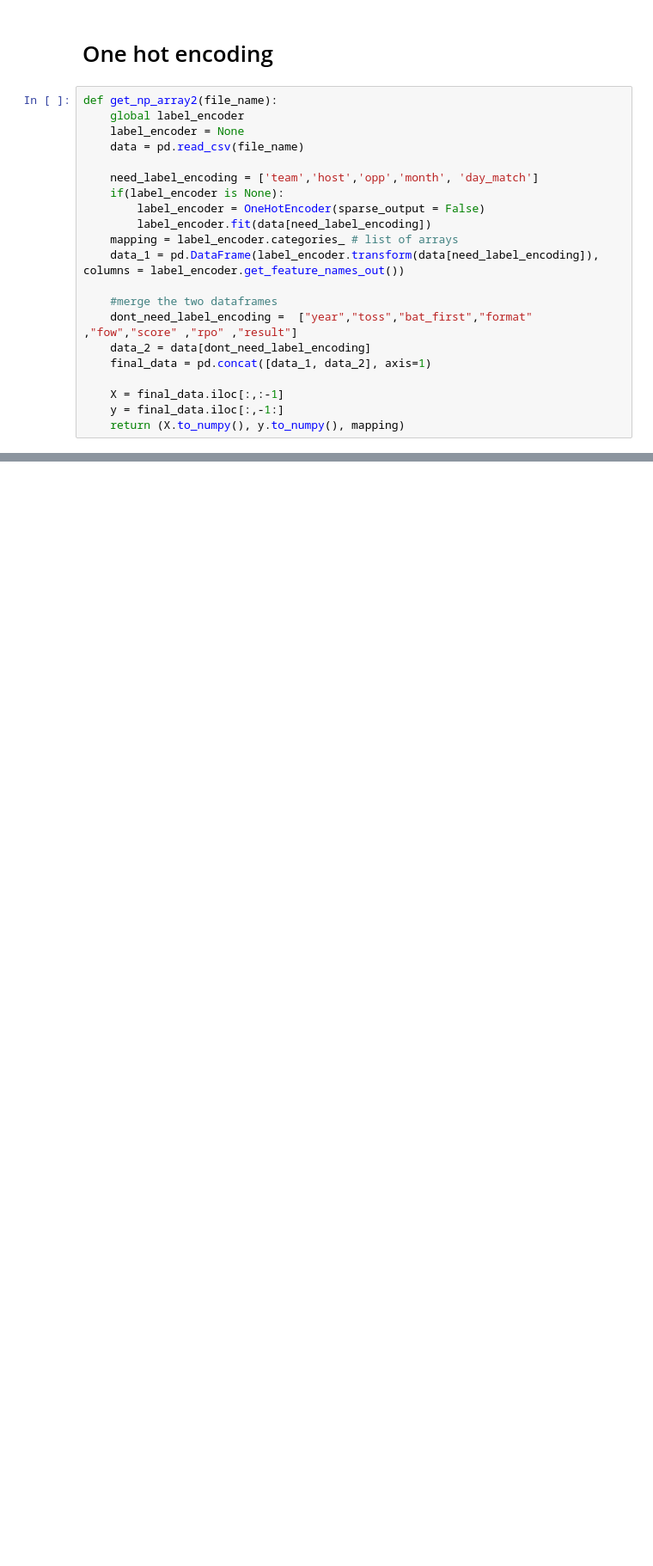
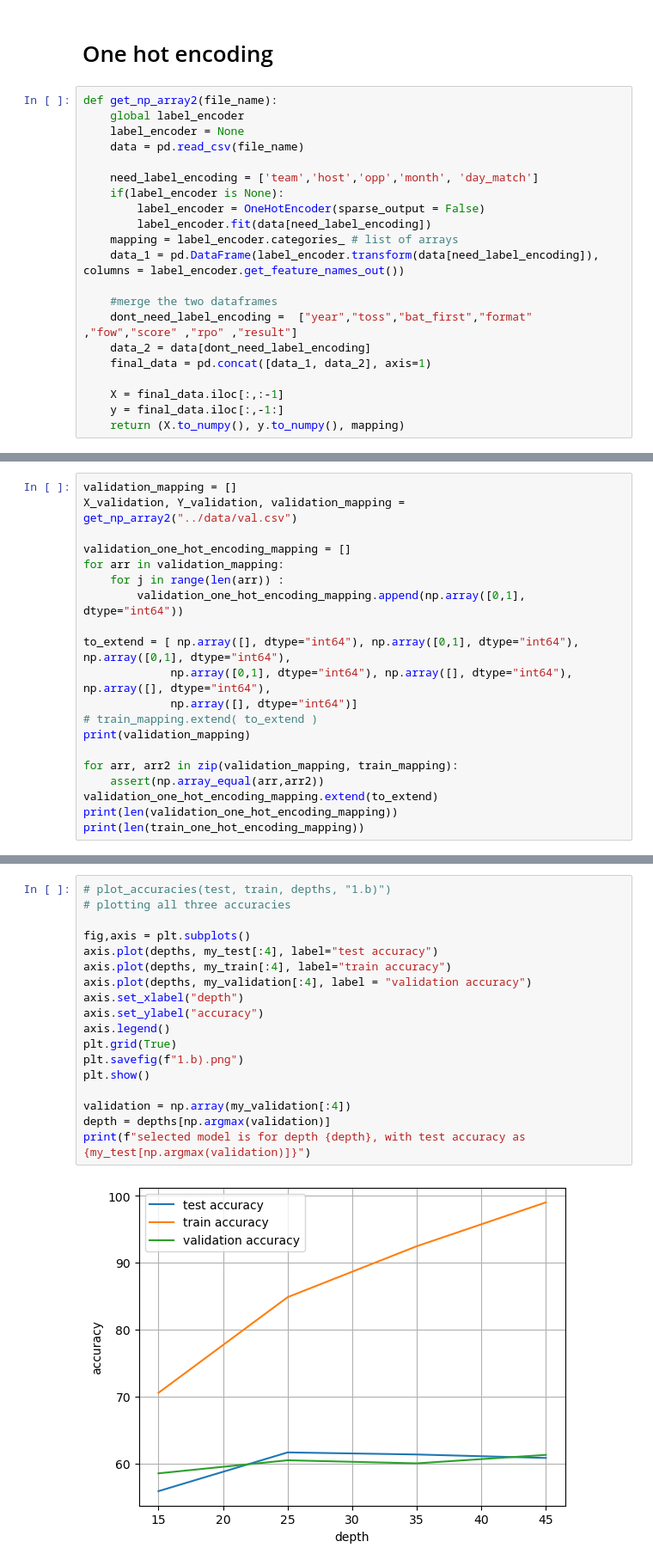
Before and after one commit to Aavegjain/COL774_A3, a Jupyter notebook: decision_trees/dt.ipynb, the cells around one changed output, grey strips where cells are left out. Shown at 86% size. Cells and saved outputs as stored; diff of their text form; blank space fills up the shorter version.

```diff
--- a/decision_trees/dt.ipynb
+++ b/decision_trees/dt.ipynb
@@ -465,0 +470,20 @@ print(len(copy1), len(copy2))
+# %%
+validation_mapping = []
+X_validation, Y_validation, validation_mapping = get_np_array2("../data/val.csv")
+
+validation_one_hot_encoding_mapping = []
+for arr in validation_mapping:
+    for j in range(len(arr)) :
+        validation_one_hot_encoding_mapping.append(np.array([0,1], dtype="int64"))
+
+to_extend = [ np.array([], dtype="int64"), np.array([0,1], dtype="int64"), np.array([0,1], dtype="int64"),
+             np.array([0,1], dtype="int64"), np.array([], dtype="int64"), np.array([], dtype="int64"),
+             np.array([], dtype="int64")]
+# train_mapping.extend( to_extend )
+print(validation_mapping)
+
+for arr, arr2 in zip(validation_mapping, train_mapping):
+    assert(np.array_equal(arr,arr2))
+validation_one_hot_encoding_mapping.extend(to_extend)
+print(len(validation_one_hot_encoding_mapping))
+print(len(train_one_hot_encoding_mapping))
@@ -465,0 +556,20 @@ print(len(copy1), len(copy2))
+# %%
+# plot_accuracies(test, train, depths, "1.b)")
+# plotting all three accuracies
+
+fig,axis = plt.subplots()
+axis.plot(depths, my_test[:4], label="test accuracy")
+axis.plot(depths, my_train[:4], label="train accuracy")
+axis.plot(depths, my_validation[:4], label = "validation accuracy")
+axis.set_xlabel("depth")
+axis.set_ylabel("accuracy")
+axis.legend()
+plt.grid(True)
+plt.savefig(f"1.b).png")
+plt.show()
+
+validation = np.array(my_validation[:4])
+depth = depths[np.argmax(validation)]
+print(f"selected model is for depth {depth}, with test accuracy as {my_test[np.argmax(validation)]}")
+# %% [output]
+[figure, added]
```
Also changed, not shown: parts of 20 cells of this notebook, 5 other files.
